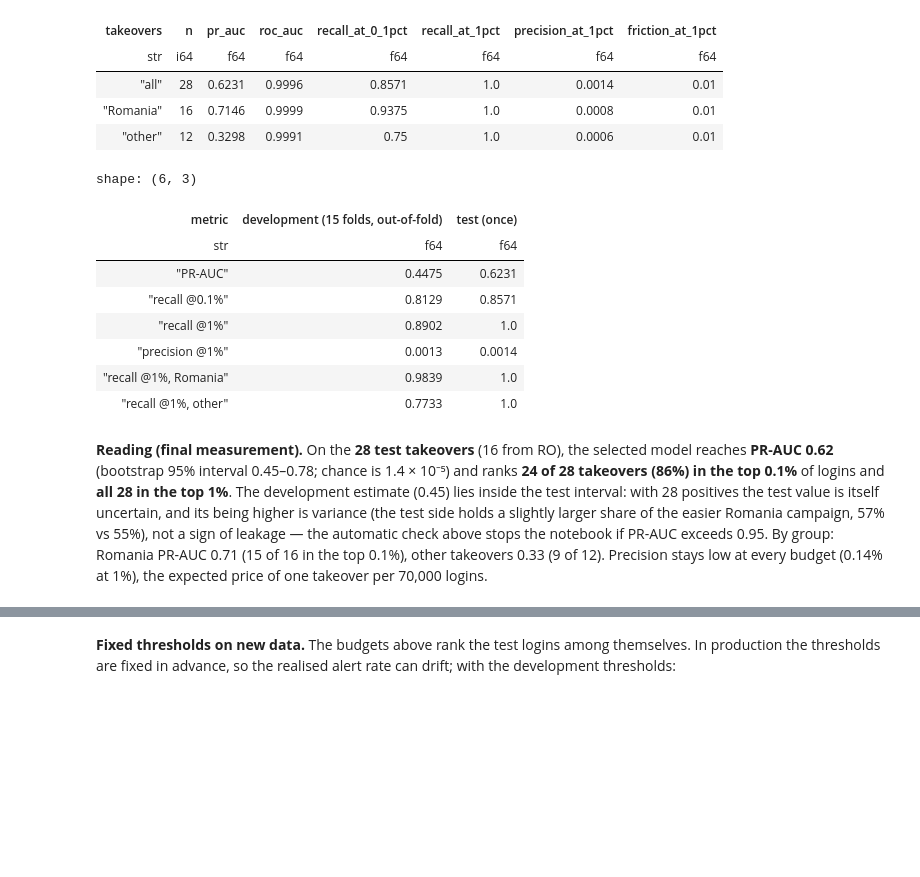
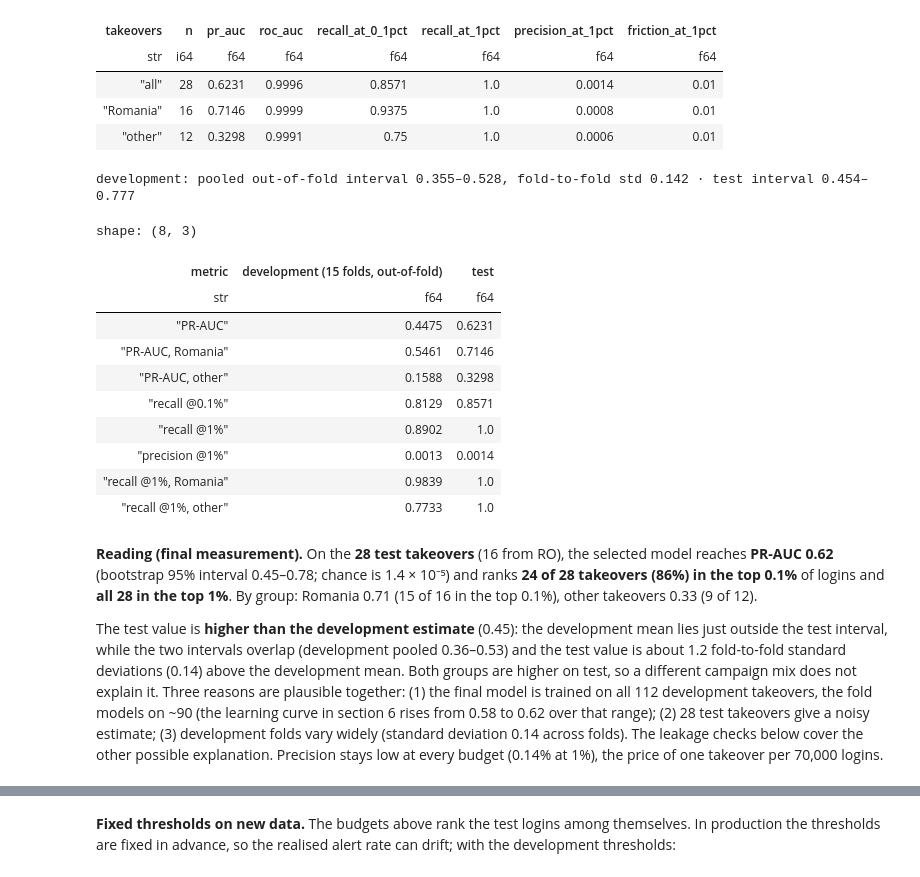
Before and after one commit to modsiw-mona/anomaly_detection_ato, a Jupyter notebook: notebooks/6-interpretation/07-sap-model_interpretation-2026_11_04.ipynb, the cells around one changed output, grey strips where cells are left out. Cells and saved outputs as stored; diff of their text form; code cells hidden in the pictures; blank space fills up the shorter version.

```diff
--- a/notebooks/6-interpretation/07-sap-model_interpretation-2026_11_04.ipynb
+++ b/notebooks/6-interpretation/07-sap-model_interpretation-2026_11_04.ipynb
@@ -176,39 +208,52 @@ comparison = pl.DataFrame(
     {
         "metric": [
             "PR-AUC",
+            "PR-AUC, Romania",
+            "PR-AUC, other",
             "recall @0.1%",
             "recall @1%",
             "precision @1%",
             "recall @1%, Romania",
             "recall @1%, other",
         ],
         "development (15 folds, out-of-fold)": [
             cv["pr_auc (15 folds)"],
+            cv["pr_auc_romania"],
+            cv["pr_auc_other"],
             cv["recall_0_1pct"],
             cv["recall_1pct"],
             cv["precision_1pct"],
             cv["recall_1pct_romania"],
             cv["recall_1pct_other"],
         ],
-        "test (once)": [
+        "test": [
             final["pr_auc"],
+            by_group["Romania"]["pr_auc"],
+            by_group["other"]["pr_auc"],
             final["recall_at_0_1pct"],
             final["recall_at_1pct"],
             final["precision_at_1pct"],
             by_group["Romania"]["recall_at_1pct"],
             by_group["other"]["recall_at_1pct"],
         ],
     }
 ).with_columns(pl.col(pl.Float64).round(4))
 (reports / f"{config.name}_test_metrics.json").write_text(json.dumps(
     {"selected": meta["selected"], "test": final, "test_pr_auc_interval": [low, high],
      "by_group": by_group, "thresholds": thresholds}, indent=2))  # fmt: skip
+print(
+    f"development: pooled out-of-fold interval {cv['pooled_low']:.3f}–{cv['pooled_high']:.3f}, "
+    f"fold-to-fold std {cv['std within repeat']:.3f} · test interval {low:.3f}–{high:.3f}"
+)
 comparison
 # %% [output]
-shape: (6, 3)
+development: pooled out-of-fold interval 0.355–0.528, fold-to-fold std 0.142 · test interval 0.454–0.777
+shape: (8, 3)
-| metric | development (15 folds, out-of-fold) | test (once) |
+| metric | development (15 folds, out-of-fold) | test |
 | str | f64 | f64 |
 | "PR-AUC" | 0.4475 | 0.6231 |
+| "PR-AUC, Romania" | 0.5461 | 0.7146 |
+| "PR-AUC, other" | 0.1588 | 0.3298 |
 | "recall @0.1%" | 0.8129 | 0.8571 |
 | "recall @1%" | 0.8902 | 1.0 |
 | "precision @1%" | 0.0013 | 0.0014 |
@@ -217,8 +262,13 @@ shape: (6, 3)
 # %% [markdown]
 **Reading (final measurement).** On the **28 test takeovers** (16 from RO), the selected model reaches **PR-AUC 0.62** (bootstrap 95% interval
 0.45–0.78; chance is 1.4 × 10⁻⁵) and ranks **24 of 28 takeovers (86%) in the top 0.1%** of logins and **all 28 in
-the top 1%**. The development estimate (0.45) lies inside the test interval: with 28 positives the test value is
-itself uncertain, and its being higher is variance (the test side holds a slightly larger share of the easier
-Romania campaign, 57% vs 55%), not a sign of leakage — the automatic check above stops the notebook if PR-AUC
-exceeds 0.95. By group: Romania PR-AUC 0.71 (15 of 16 in the top 0.1%), other takeovers 0.33 (9 of 12). Precision
-stays low at every budget (0.14% at 1%), the expected price of one takeover per 70,000 logins.
+the top 1%**. By group: Romania 0.71 (15 of 16 in the top 0.1%), other takeovers 0.33 (9 of 12).
+
+The test value is **higher than the development estimate** (0.45): the development mean lies just outside the test
+interval, while the two intervals overlap (development pooled 0.36–0.53) and the test value is about 1.2 fold-to-fold
+standard deviations (0.14) above the development mean. Both groups are higher on test, so a different campaign mix
+does not explain it. Three reasons are plausible together: (1) the final model is trained on all 112 development
+takeovers, the fold models on ~90 (the learning curve in section 6 rises from 0.58 to 0.62 over that range);
+(2) 28 test takeovers give a noisy estimate; (3) development folds vary widely (standard deviation 0.14 across folds). The leakage checks below
+cover the other possible explanation. Precision stays low at every budget (0.14% at 1%), the price of one takeover
+per 70,000 logins.
```
Also changed, not shown: parts of 30 cells of this notebook, 3 other files.
